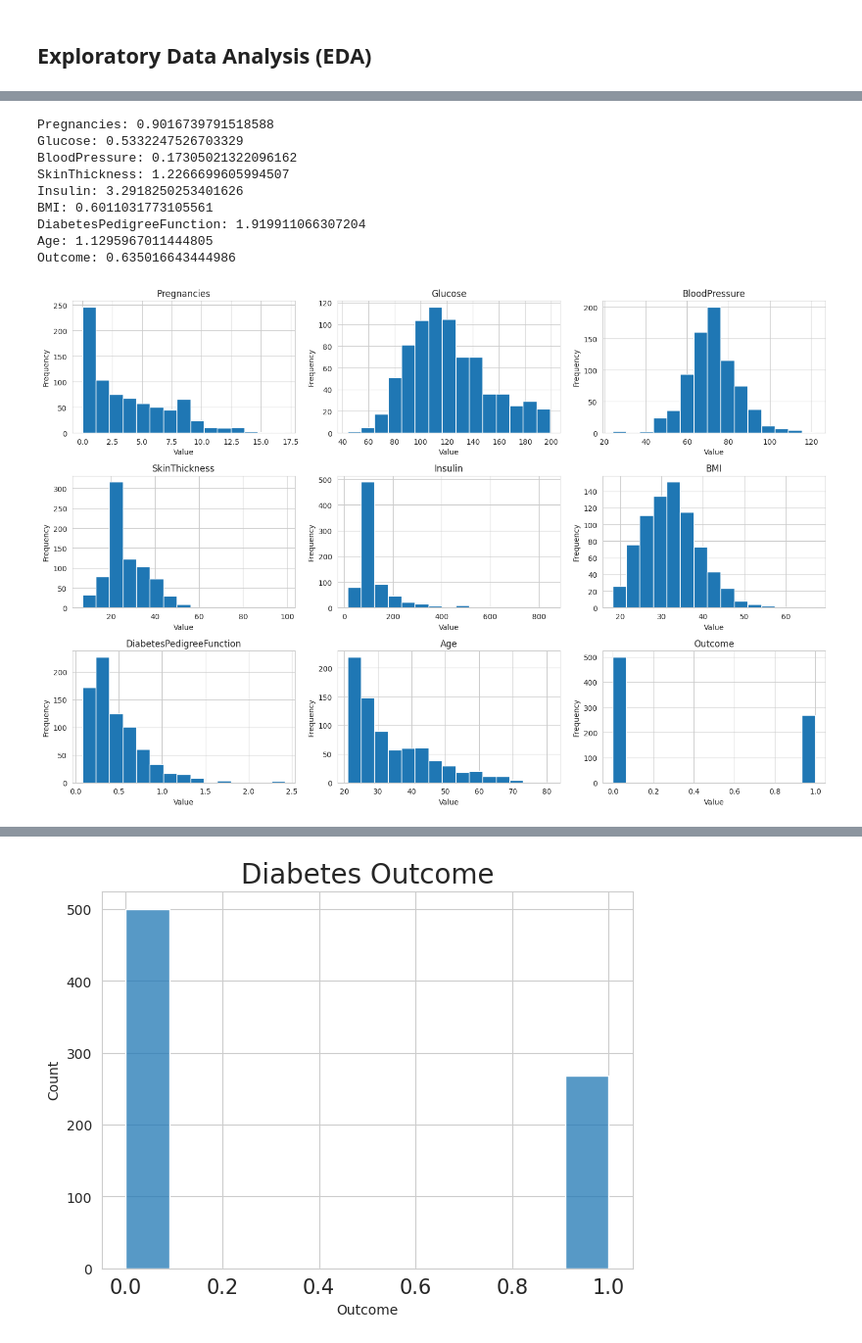
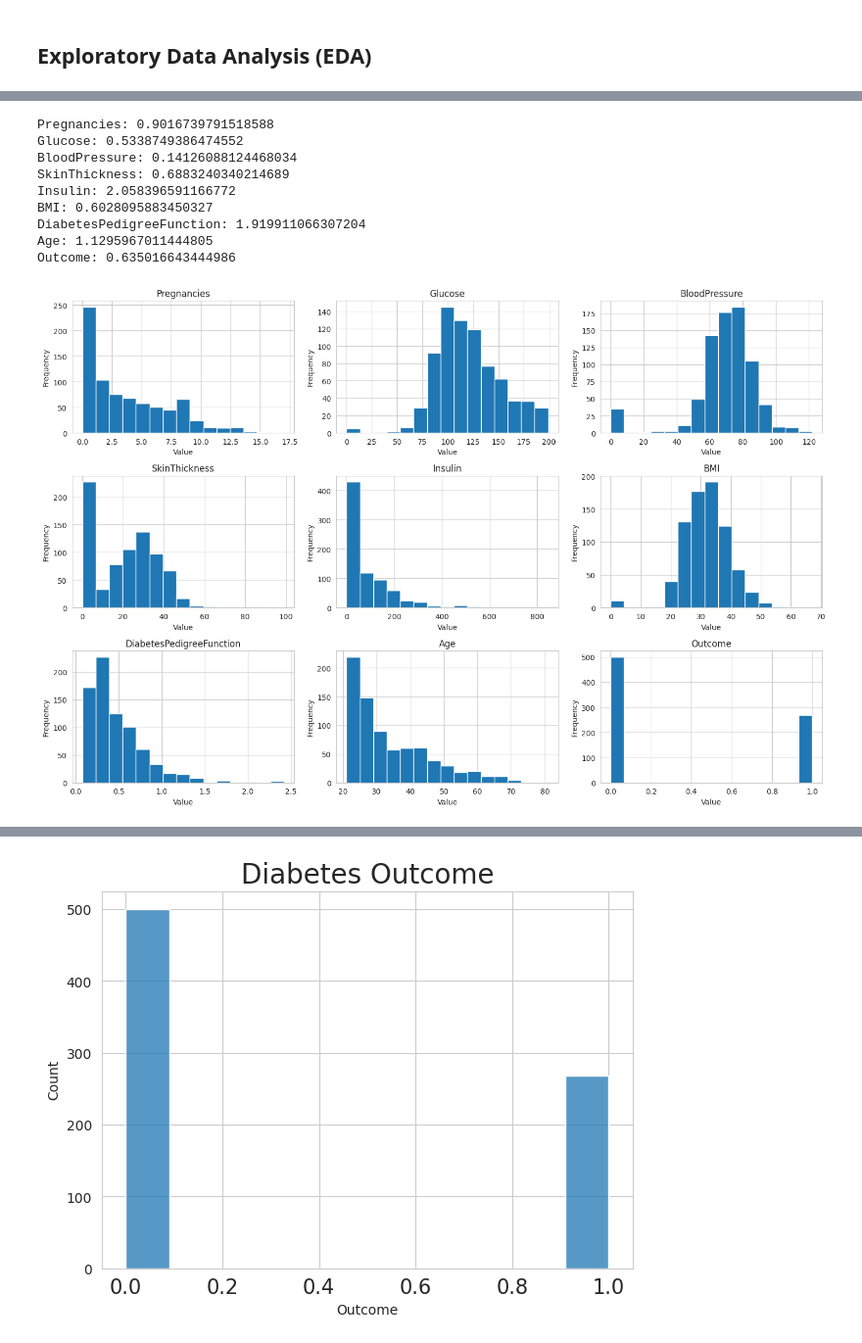
Before and after one commit to Refanz/diabetes-predictive-analytic, a Jupyter notebook: notebook.ipynb, the cells around one changed output, grey strips where cells are left out. Shown at 98% size. Saved outputs shown, nothing was run; the diff lists cells and outputs as text; code cells hidden in the pictures.

```diff
--- a/notebook.ipynb
+++ b/notebook.ipynb
@@ -97,10 +113,3 @@ Insulin: 374
 BMI: 11
 # %% [markdown]
 ## **Cleaning Data**
-# %%
-# Mengisi nilai 0 dengan rata-rata dari masing-masing kolom
-for col in zero_columns:
-    diabetes_df[col] = diabetes_df[col].apply(lambda x: diabetes_df[col].mean() if x == 0 else x)
-
-# Mengecek hasil setelah dilakukan imputation
-diabetes_df
@@ -120,0 +116,7 @@ diabetes_df
+# %%
+# Membuat dataframe baru
+clean_df = diabetes_df.copy()
+
+# Mengubah nilai 0 pada beberapa fitur menjadi Nan
+for col in zero_columns:
+    clean_df[col] = diabetes_df[col].apply(lambda x: None if x == 0 else x)
@@ -120,0 +137,10 @@ diabetes_df
+# %%
+# Membuat objek imputer
+imputer = IterativeImputer(estimator=RandomForestRegressor(), random_state=42)
+df_imputed = imputer.fit_transform(clean_df)
+
+# Menyimpan hasil imputasi
+df_imputed = pd.DataFrame(df_imputed, columns=diabetes_df.columns)
+
+# Menampilkan hasil imputasi
+df_imputed
@@ -135,40 +175,40 @@ diabetes_df.describe()
 | max | 17.000000 | 199.000000 | 122.000000 | 99.000000 | 846.000000 | 67.100000 | 2.420000 | 81.000000 | ... |
 # %%
 # Menyimpan daftar kolom
-df_columns = diabetes_df.columns
+df_columns = df_imputed.columns
 
 # Melakukan perulangan untuk menghitung nilai skewness tiap kolom
 for col in df_columns:
-    series = pd.Series(np.array(diabetes_df[col]))
+    series = pd.Series(np.array(df_imputed[col]))
     print(f"{col}: {series.skew()}")
 # %% [output]
 Pregnancies: 0.9016739791518588
-Glucose: 0.5332247526703329
-BloodPressure: 0.17305021322096162
-SkinThickness: 1.2266699605994507
-Insulin: 3.2918250253401626
-BMI: 0.6011031773105561
+Glucose: 0.5338749386474552
+BloodPressure: 0.14126088124468034
+SkinThickness: 0.6883240340214689
+Insulin: 2.058396591166772
+BMI: 0.6028095883450327
 DiabetesPedigreeFunction: 1.919911066307204
 Age: 1.1295967011444805
 Outcome: 0.635016643444986
 # %%
 # Membuat subplot
 fig, axes = plt.subplots(3, 3, figsize=(15, 10))
 
 # Melakukan flatten axes array untuk memudahkan iterasi jika diperlukan
 axes = axes.flatten()
 
 # Plot setiap kolom
-for i, column in enumerate(diabetes_df.columns):
+for i, column in enumerate(df_imputed.columns):
     diabetes_df[column].hist(ax=axes[i], bins=15)
     axes[i].set_title(column)
     axes[i].set_xlabel('Value')
     axes[i].set_ylabel('Frequency')
 
 # Menyesuaikan layout agar lebih rapi
 plt.tight_layout()
 plt.show()
 # %% [output]
-[figure, old version]
+[figure, new version]
 # %%
 # Mengecek korelasi dengan fungsi corr()
```
Also changed, not shown: parts of 46 cells of this notebook.
